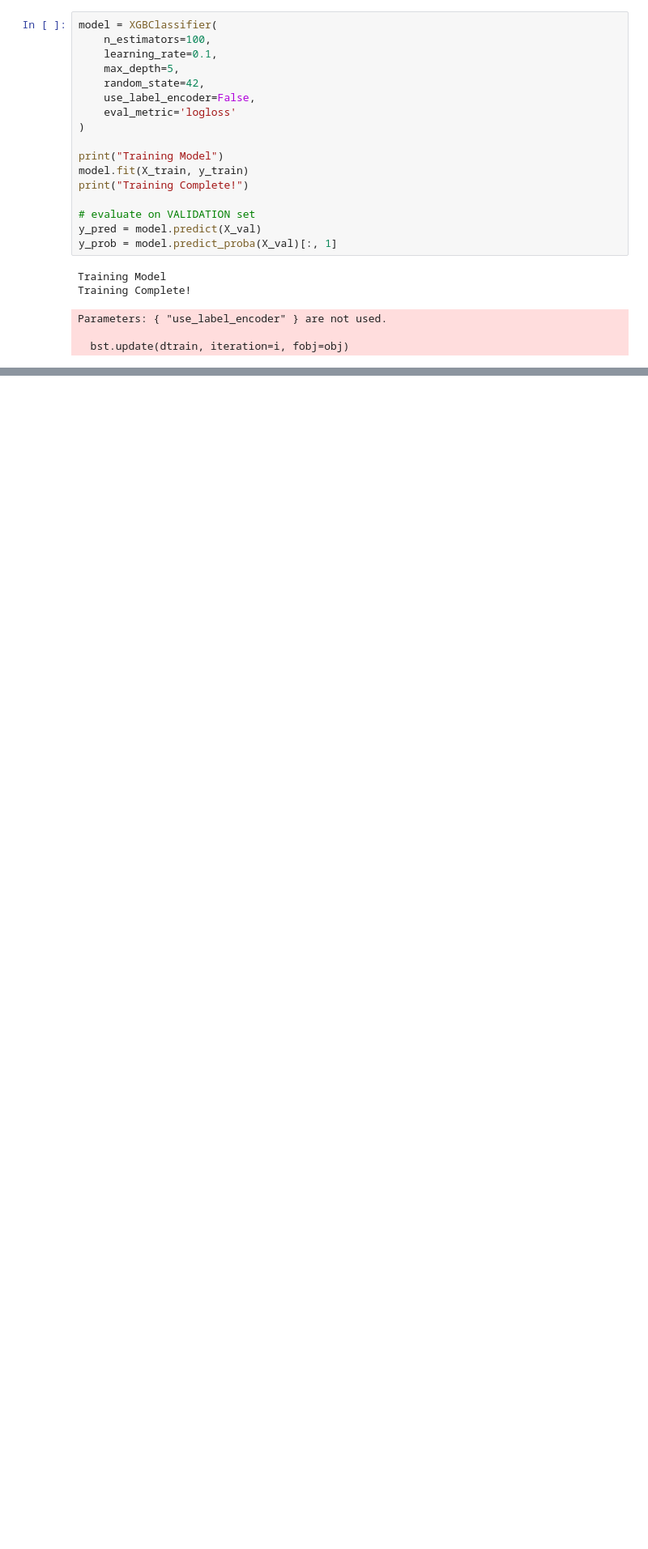
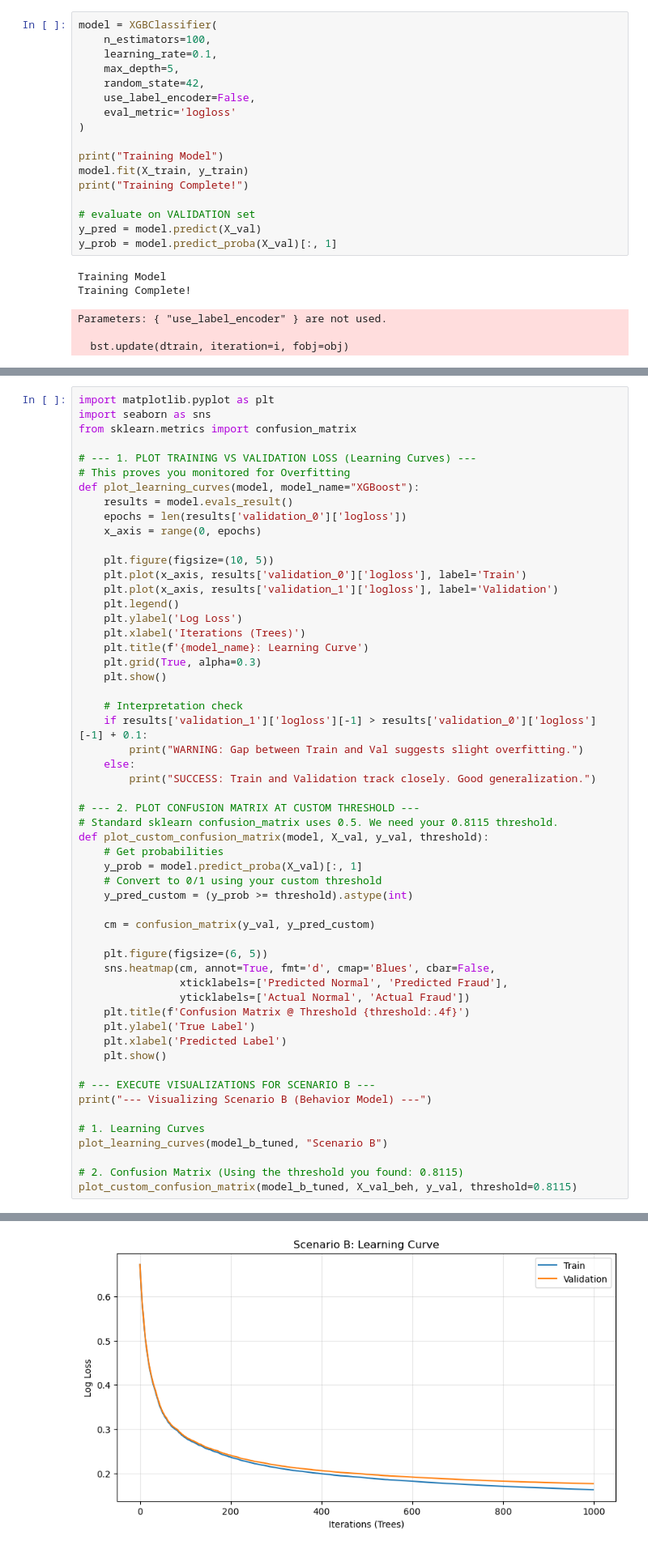
Before and after one commit to jessicabat/crypto-risk-scoring, a Jupyter notebook: notebooks/etfd.ipynb, the cells around one changed output, grey strips where cells are left out. Shown at 81% size. Drawn from its saved outputs; the diff is of its cells as text; blank space fills up the shorter version.

```diff
--- a/notebooks/etfd.ipynb
+++ b/notebooks/etfd.ipynb
@@ -297,0 +435,56 @@ VERDICT: The dataset is 'Hard'. XGBoost significantly outperformed the baseline.
+# %%
+import matplotlib.pyplot as plt
+import seaborn as sns
+from sklearn.metrics import confusion_matrix
+
+# --- 1. PLOT TRAINING VS VALIDATION LOSS (Learning Curves) ---
+# This proves you monitored for Overfitting
+def plot_learning_curves(model, model_name="XGBoost"):
+    results = model.evals_result()
+    epochs = len(results['validation_0']['logloss'])
+    x_axis = range(0, epochs)
+
+    plt.figure(figsize=(10, 5))
+    plt.plot(x_axis, results['validation_0']['logloss'], label='Train')
+    plt.plot(x_axis, results['validation_1']['logloss'], label='Validation')
+    plt.legend()
+    plt.ylabel('Log Loss')
+    plt.xlabel('Iterations (Trees)')
+    plt.title(f'{model_name}: Learning Curve')
+    plt.grid(True, alpha=0.3)
+    plt.show()
+
+    # Interpretation check
+    if results['validation_1']['logloss'][-1] > results['validation_0']['logloss'][-1] + 0.1:
+        print("WARNING: Gap between Train and Val suggests slight overfitting.")
+    else:
+        print("SUCCESS: Train and Validation track closely. Good generalization.")
+
+# --- 2. PLOT CONFUSION MATRIX AT CUSTOM THRESHOLD ---
+# Standard sklearn confusion_matrix uses 0.5. We need your 0.8115 threshold.
+def plot_custom_confusion_matrix(model, X_val, y_val, threshold):
+    # Get probabilities
+    y_prob = model.predict_proba(X_val)[:, 1]
+    # Convert to 0/1 using your custom threshold
+    y_pred_custom = (y_prob >= threshold).astype(int)
+
+    cm = confusion_matrix(y_val, y_pred_custom)
+
+    plt.figure(figsize=(6, 5))
+    sns.heatmap(cm, annot=True, fmt='d', cmap='Blues', cbar=False,
+                xticklabels=['Predicted Normal', 'Predicted Fraud'],
+                yticklabels=['Actual Normal', 'Actual Fraud'])
+    plt.title(f'Confusion Matrix @ Threshold {threshold:.4f}')
+    plt.ylabel('True Label')
+    plt.xlabel('Predicted Label')
+    plt.show()
+
+# --- EXECUTE VISUALIZATIONS FOR SCENARIO B ---
+print("--- Visualizing Scenario B (Behavior Model) ---")
+
+# 1. Learning Curves
+plot_learning_curves(model_b_tuned, "Scenario B")
+
+# 2. Confusion Matrix (Using the threshold you found: 0.8115)
+plot_custom_confusion_matrix(model_b_tuned, X_val_beh, y_val, threshold=0.8115)
+# %% [output]
@@ -297,0 +492 @@ VERDICT: The dataset is 'Hard'. XGBoost significantly outperformed the baseline.
+[figure, added]
```
Also changed, not shown: parts of 22 cells of this notebook.
